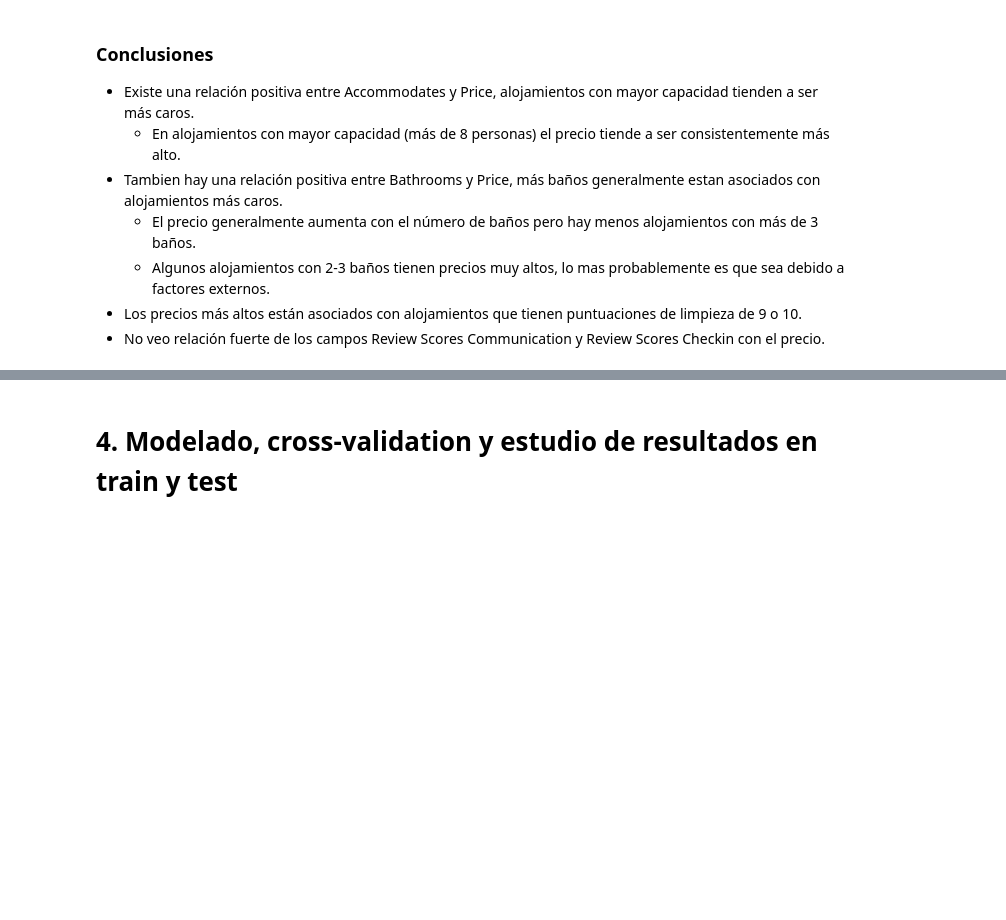
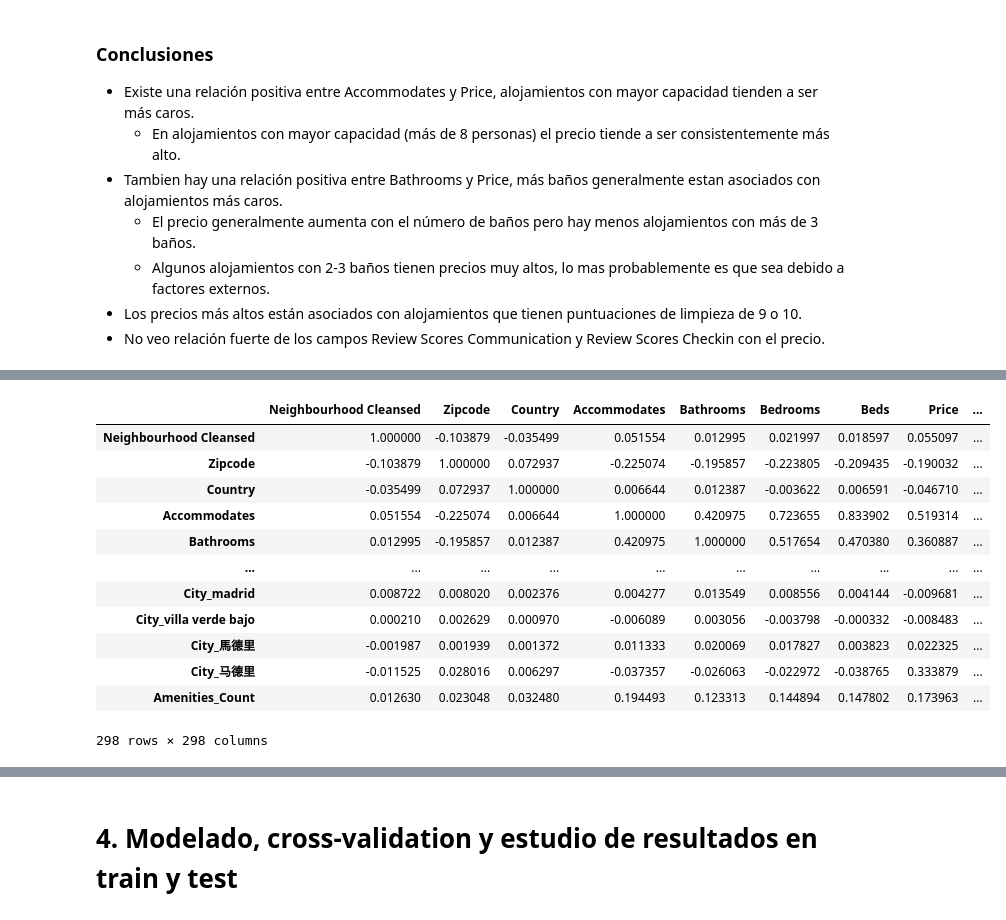
Before and after one commit to asimarra/Machine-Learning-101, a Jupyter notebook: Practica/Practica.ipynb, the cells around one changed output, grey strips where cells are left out. Saved outputs shown, nothing was run; the diff lists cells and outputs as text; code cells hidden in the pictures; blank space fills up the shorter version.

```diff
--- a/Practica/Practica.ipynb
+++ b/Practica/Practica.ipynb
@@ -413,7 +740,18 @@ grafica_frecuencia_por_columnas(activarBreak = True)
 # %%
-# airbnb_train_data.corr() # matriz de correlación
-numerical_data = airbnb_train_data.select_dtypes(include=['float64', 'int64'])
-
 # Calcular la matriz de correlación
-numerical_data.corr()
+airbnb_train_data.corr()
+# %% [output]
+|  | Neighbourhood Cleansed | Zipcode | Country | Accommodates | Bathrooms | Bedrooms | Beds | Price | ... |
+| Neighbourhood Cleansed | 1.000000 | -0.103879 | -0.035499 | 0.051554 | 0.012995 | 0.021997 | 0.018597 | 0.055097 | ... |
+| Zipcode | -0.103879 | 1.000000 | 0.072937 | -0.225074 | -0.195857 | -0.223805 | -0.209435 | -0.190032 | ... |
+| Country | -0.035499 | 0.072937 | 1.000000 | 0.006644 | 0.012387 | -0.003622 | 0.006591 | -0.046710 | ... |
+| Accommodates | 0.051554 | -0.225074 | 0.006644 | 1.000000 | 0.420975 | 0.723655 | 0.833902 | 0.519314 | ... |
+| Bathrooms | 0.012995 | -0.195857 | 0.012387 | 0.420975 | 1.000000 | 0.517654 | 0.470380 | 0.360887 | ... |
+| ... | ... | ... | ... | ... | ... | ... | ... | ... | ... |
+| City_madrid | 0.008722 | 0.008020 | 0.002376 | 0.004277 | 0.013549 | 0.008556 | 0.004144 | -0.009681 | ... |
+| City_villa verde bajo | 0.000210 | 0.002629 | 0.000970 | -0.006089 | 0.003056 | -0.003798 | -0.000332 | -0.008483 | ... |
+| City_馬德里 | -0.001987 | 0.001939 | 0.001372 | 0.011333 | 0.020069 | 0.017827 | 0.003823 | 0.022325 | ... |
+| City_马德里 | -0.011525 | 0.028016 | 0.006297 | -0.037357 | -0.026063 | -0.022972 | -0.038765 | 0.333879 | ... |
+| Amenities_Count | 0.012630 | 0.023048 | 0.032480 | 0.194493 | 0.123313 | 0.144894 | 0.147802 | 0.173963 | ... |
+298 rows × 298 columns
 # %%
```
Also changed, not shown: parts of 53 cells of this notebook, 2 other files.
